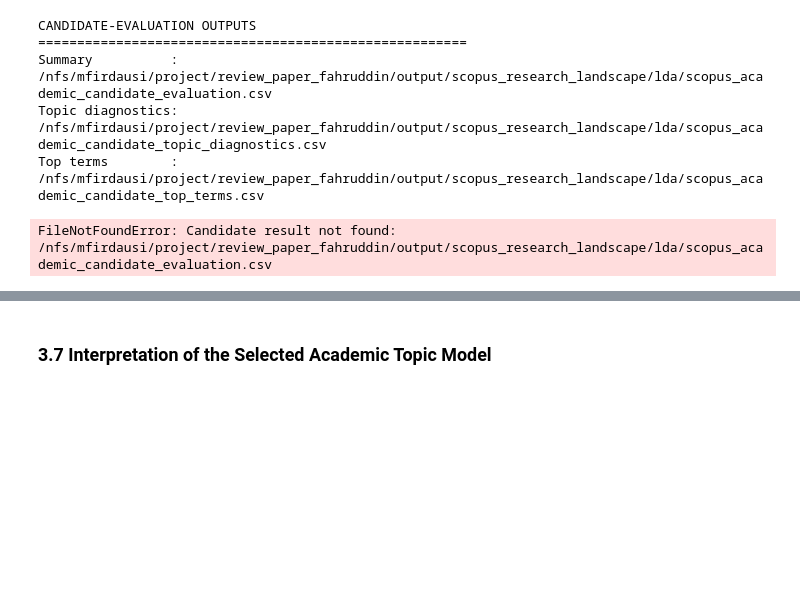
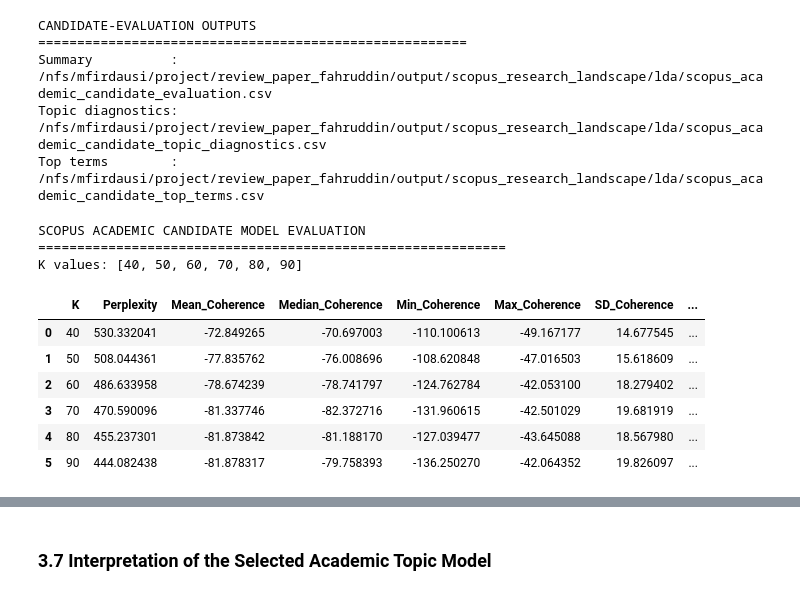
Before and after one commit to mdzalfirdausi/review_paper_fahruddin, a Jupyter notebook: notebooks/5.scopus_research_landscape_iss.ipynb, the cells around one changed output, grey strips where cells are left out. Cells and saved outputs as stored; diff of their text form; code cells hidden in the pictures; blank space fills up the shorter version.

```diff
--- a/notebooks/5.scopus_research_landscape_iss.ipynb
+++ b/notebooks/5.scopus_research_landscape_iss.ipynb
@@ -4300,10 +4300,84 @@ Summary          : /nfs/mfirdausi/project/review_paper_fahruddin/output/scopus_r
 Topic diagnostics: /nfs/mfirdausi/project/review_paper_fahruddin/output/scopus_research_landscape/lda/scopus_academic_candidate_topic_diagnostics.csv
 Top terms        : /nfs/mfirdausi/project/review_paper_fahruddin/output/scopus_research_landscape/lda/scopus_academic_candidate_top_terms.csv
 # %%
-d
+# ---------------------------------------------------------
+# Load candidate-model evaluation computed on ISS
+# ---------------------------------------------------------
+
+candidate_summary_file = (
+    ACADEMIC_LDA_DIR
+    / "scopus_academic_candidate_evaluation.csv"
+)
+
+candidate_topic_file = (
+    ACADEMIC_LDA_DIR
+    / "scopus_academic_candidate_topic_diagnostics.csv"
+)
+
+candidate_top_terms_file = (
+    ACADEMIC_LDA_DIR
+    / "scopus_academic_candidate_top_terms.csv"
+)
+
+
+for file_path in [
+    candidate_summary_file,
+    candidate_topic_file,
+    candidate_top_terms_file,
+]:
+
+    if not file_path.exists():
+
+        raise FileNotFoundError(
+            f"Candidate result not found:\n"
+            f"{file_path}"
+        )
+
+
+candidate_results = pd.read_csv(
+    candidate_summary_file
+)
+
+candidate_topic_diagnostics = pd.read_csv(
+    candidate_topic_file
+)
+
+candidate_top_terms = pd.read_csv(
+    candidate_top_terms_file
+)
+
+
+candidate_results = (
+    candidate_results
+    .sort_values("K")
+    .reset_index(drop=True)
+)
+
+
+print("SCOPUS ACADEMIC CANDIDATE MODEL EVALUATION")
+print("=" * 60)
+
+print(
+    "K values:",
+    candidate_results["K"].tolist()
+)
+
+print()
+
+display(
+    candidate_results
+)
 # %% [output]
-FileNotFoundError: Candidate result not found:
-/nfs/mfirdausi/project/review_paper_fahruddin/output/scopus_research_landscape/lda/scopus_academic_candidate_evaluation.csv
+SCOPUS ACADEMIC CANDIDATE MODEL EVALUATION
+============================================================
+K values: [40, 50, 60, 70, 80, 90]
+|  | K | Perplexity | Mean_Coherence | Median_Coherence | Min_Coherence | Max_Coherence | SD_Coherence | ... |
+| 0 | 40 | 530.332041 | -72.849265 | -70.697003 | -110.100613 | -49.167177 | 14.677545 | ... |
+| 1 | 50 | 508.044361 | -77.835762 | -76.008696 | -108.620848 | -47.016503 | 15.618609 | ... |
+| 2 | 60 | 486.633958 | -78.674239 | -78.741797 | -124.762784 | -42.053100 | 18.279402 | ... |
+| 3 | 70 | 470.590096 | -81.337746 | -82.372716 | -131.960615 | -42.501029 | 19.681919 | ... |
+| 4 | 80 | 455.237301 | -81.873842 | -81.188170 | -127.039477 | -43.645088 | 18.567980 | ... |
+| 5 | 90 | 444.082438 | -81.878317 | -79.758393 | -136.250270 | -42.064352 | 19.826097 | ... |
 # %%
 display(
     candidate_results[
```
Also changed, not shown: parts of 12 cells of this notebook, 4 other files.
